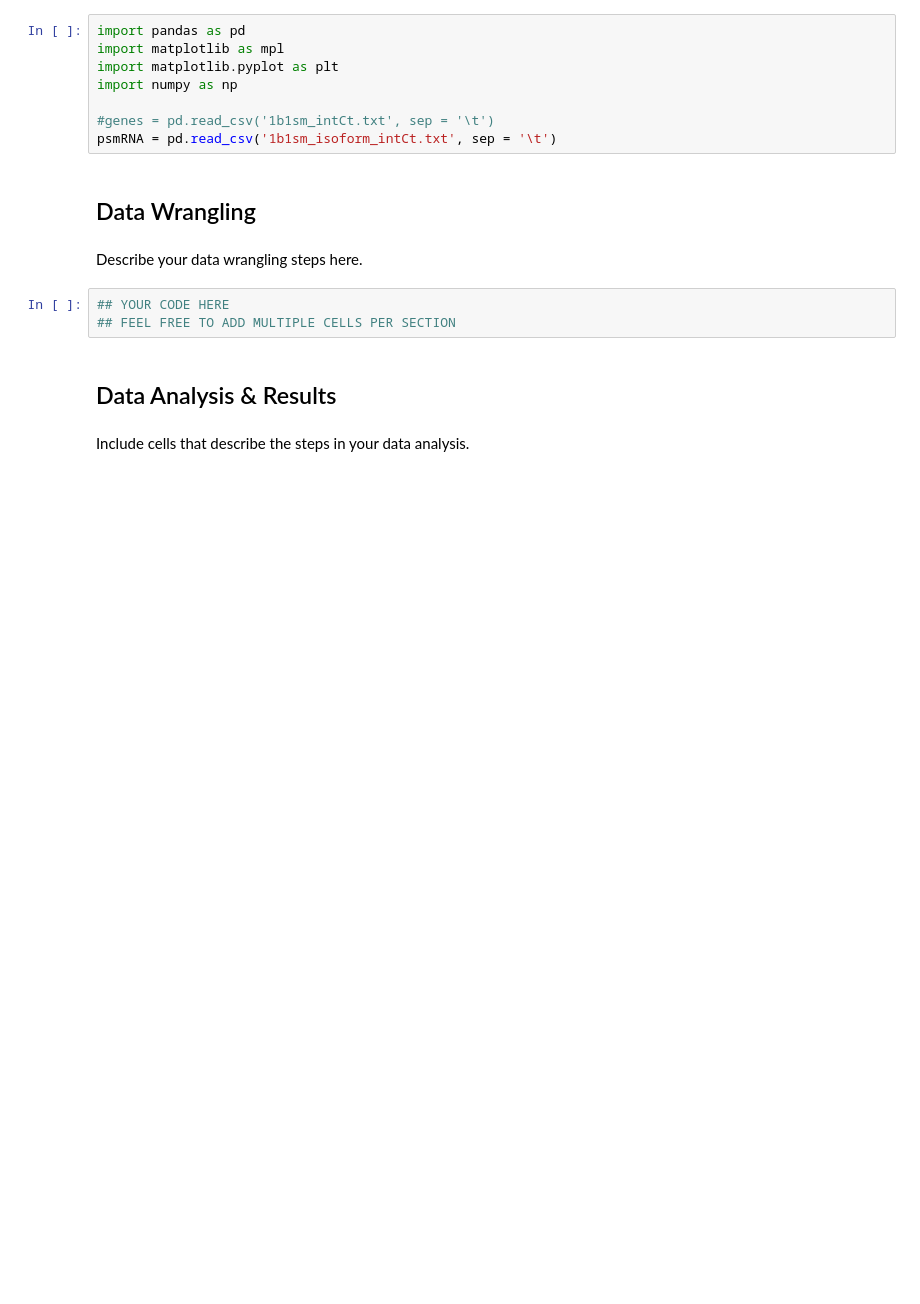
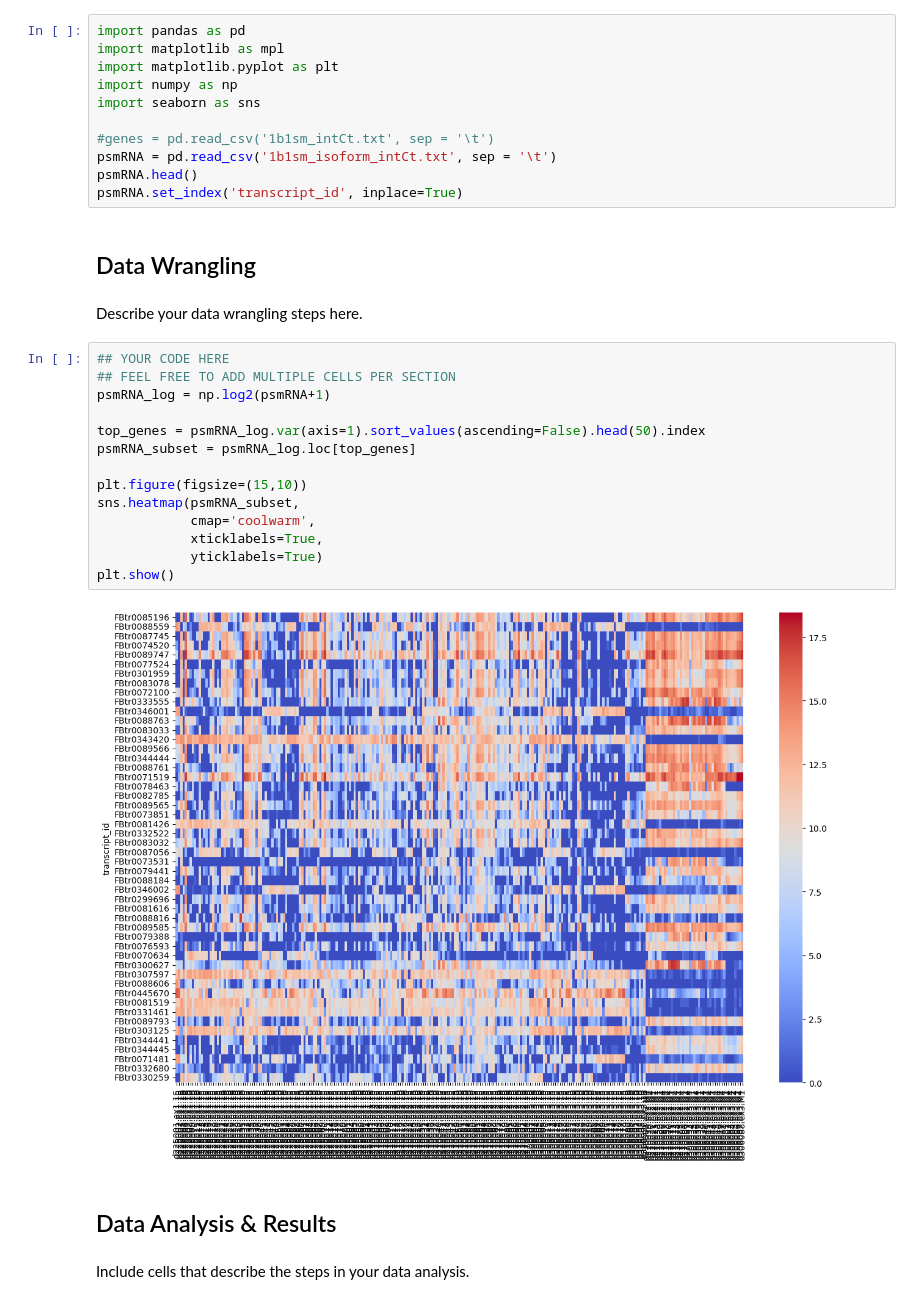
Before and after one commit to esmcclung/Group_12_Cells_Mini_Project, a Jupyter notebook: CellTypesProject_template.ipynb, the cells around one changed output. Saved outputs shown, nothing was run; the diff lists cells and outputs as text; blank space fills up the shorter version.

```diff
--- a/CellTypesProject_template.ipynb
+++ b/CellTypesProject_template.ipynb
@@ -37,16 +37,32 @@ import pandas as pd
 import matplotlib as mpl
 import matplotlib.pyplot as plt
 import numpy as np
+import seaborn as sns
 
 #genes = pd.read_csv('1b1sm_intCt.txt', sep = '\t')
 psmRNA = pd.read_csv('1b1sm_isoform_intCt.txt', sep = '\t')
+psmRNA.head()
+psmRNA.set_index('transcript_id', inplace=True)
 # %% [markdown]
 ## Data Wrangling
 # %% [markdown]
 Describe your data wrangling steps here.
-# %%
-## YOUR CODE HERE
-## FEEL FREE TO ADD MULTIPLE CELLS PER SECTION
+# %%
+## YOUR CODE HERE
+## FEEL FREE TO ADD MULTIPLE CELLS PER SECTION
+psmRNA_log = np.log2(psmRNA+1)
+
+top_genes = psmRNA_log.var(axis=1).sort_values(ascending=False).head(50).index
+psmRNA_subset = psmRNA_log.loc[top_genes]
+
+plt.figure(figsize=(15,10))
+sns.heatmap(psmRNA_subset,
+            cmap='coolwarm',
+            xticklabels=True,
+            yticklabels=True)
+plt.show()
+# %% [output]
+[figure, added]
 # %% [markdown]
 ## Data Analysis & Results
 # %% [markdown]
```
